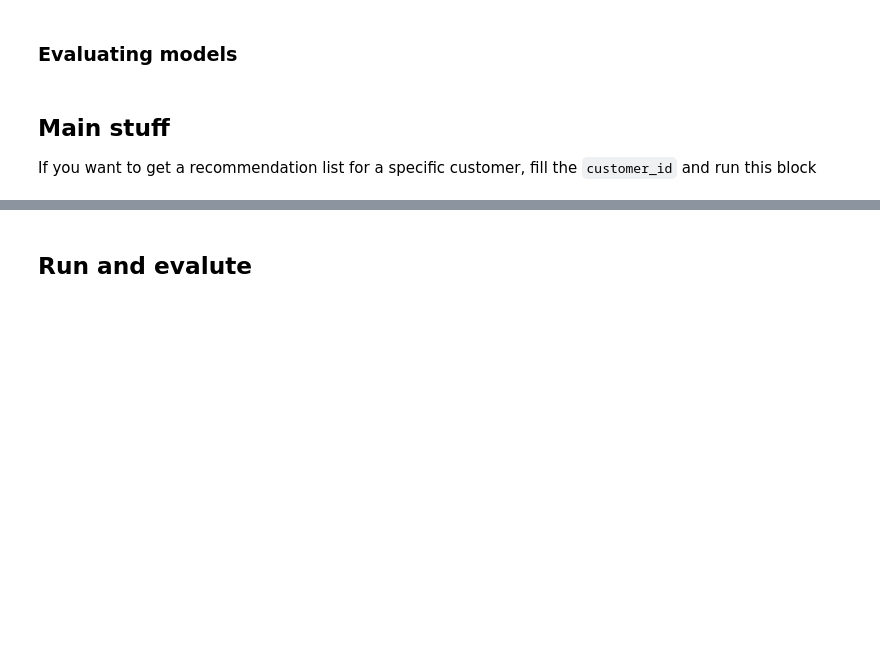
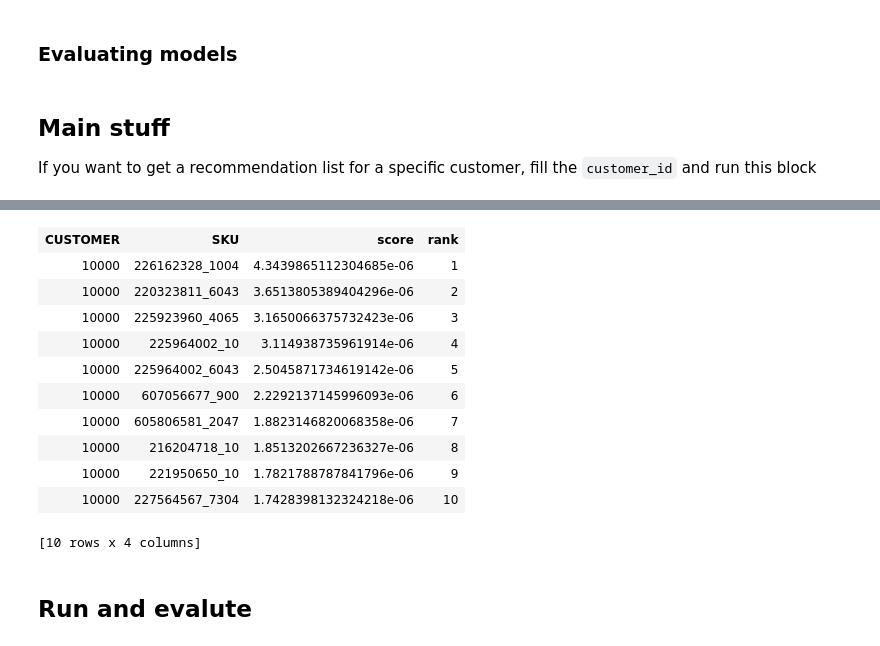
Before and after one commit to behnamt/recommender_sh, a Jupyter notebook: mlr-6-article-implementation.ipynb, the cells around one changed output, grey strips where cells are left out. Saved outputs shown, nothing was run; the diff lists cells and outputs as text; code cells hidden in the pictures; blank space fills up the shorter version.

```diff
--- a/mlr-6-article-implementation.ipynb
+++ b/mlr-6-article-implementation.ipynb
@@ -138,6 +156,6 @@ If you want to get a recommendation list for a specific customer, fill the `cust
 # %%
 customer_id = 1006890
 train_norm, test_norm = get_normilized_data()
-trained_model = get_model('cosine', train_norm, tagret='COUNT_FREQ')
+trained_model = get_model('cosine', train_norm,'COUNT_FREQ')
 recommentations_data = trained_model.recommend()
 get_recommendation_for_user(customer_id, recommentations_data)
@@ -144,3 +176,18 @@ get_recommendation_for_user(customer_id, recommentations_data)
+# %%
+trained_model.recommend(['10000'])
+# %% [output]
+| CUSTOMER | SKU | score | rank |
+| 10000 | 226162328_1004 | 4.3439865112304685e-06 | 1 |
+| 10000 | 220323811_6043 | 3.6513805389404296e-06 | 2 |
+| 10000 | 225923960_4065 | 3.1650066375732423e-06 | 3 |
+| 10000 | 225964002_10 | 3.114938735961914e-06 | 4 |
+| 10000 | 225964002_6043 | 2.5045871734619142e-06 | 5 |
+| 10000 | 607056677_900 | 2.2292137145996093e-06 | 6 |
+| 10000 | 605806581_2047 | 1.8823146820068358e-06 | 7 |
+| 10000 | 216204718_10 | 1.8513202667236327e-06 | 8 |
+| 10000 | 221950650_10 | 1.7821788787841796e-06 | 9 |
+| 10000 | 227564567_7304 | 1.7428398132324218e-06 | 10 |
+[10 rows x 4 columns]
 # %% [markdown]
 ## Run and evalute
 # %% [markdown]
```
Also changed, not shown: parts of 8 cells of this notebook, 9 other files.
